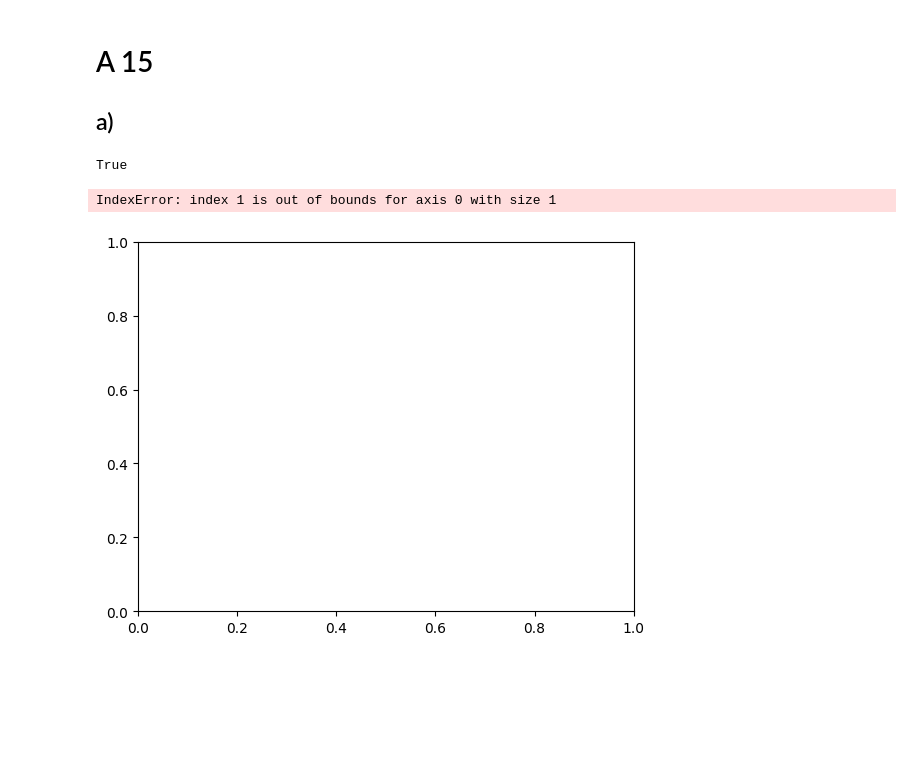
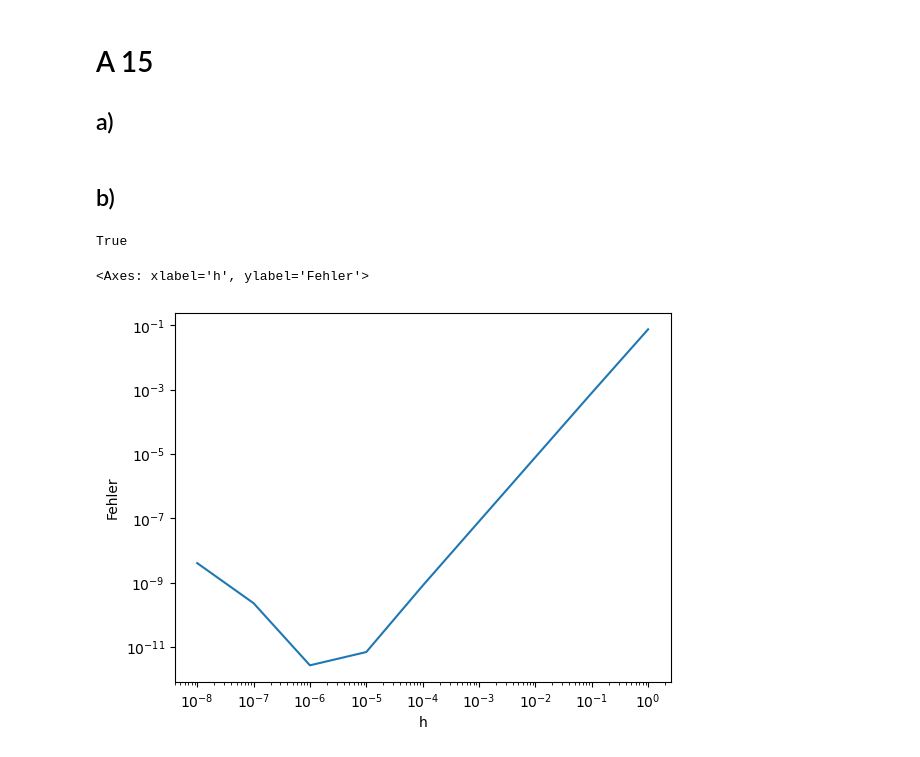
Before and after one commit to finndaut/24bnu, a Jupyter notebook: U05.ipynb, the cells around one changed output. Saved outputs shown, nothing was run; the diff lists cells and outputs as text; code cells hidden in the pictures; blank space fills up the shorter version.

```diff
--- a/U05.ipynb
+++ b/U05.ipynb
@@ -48,9 +28,30 @@ def plot(n):
-# %%
-plot(1)
-# %% [output]
-True
-IndexError: index 1 is out of bounds for axis 0 with size 1
-[figure, removed]
+# %% [markdown]
+## b)
+# %%
+def plot(n):
+    fig, ax = plt.subplots()
+    h_list = []
+    for j in range(0, 9):
+        h_list.append(10**(j - 8))
+
+    if n % 2:
+        f_mid = (-1)**((n+1)/2) * np.sin(x_mid)
+    else:
+        f_mid = (-1)**(n/2) * np.cos(x_mid)
+    print(bool(n % 2))
+    p_range = interpol(h_list, n)
+    error_mid = abs(p_range - f_mid)
+    ax.loglog(h_list, error_mid, label='n=%i' %n)
+    ax.set(xlabel='h', ylabel='Fehler')
+
+    return ax
+
+
+plot(1)
+# %% [output]
+True
+<Axes: xlabel='h', ylabel='Fehler'>
+[figure, added]
 # %%
 plot(2)
 # %% [output]
```
Also changed, not shown: parts of 6 cells of this notebook.
